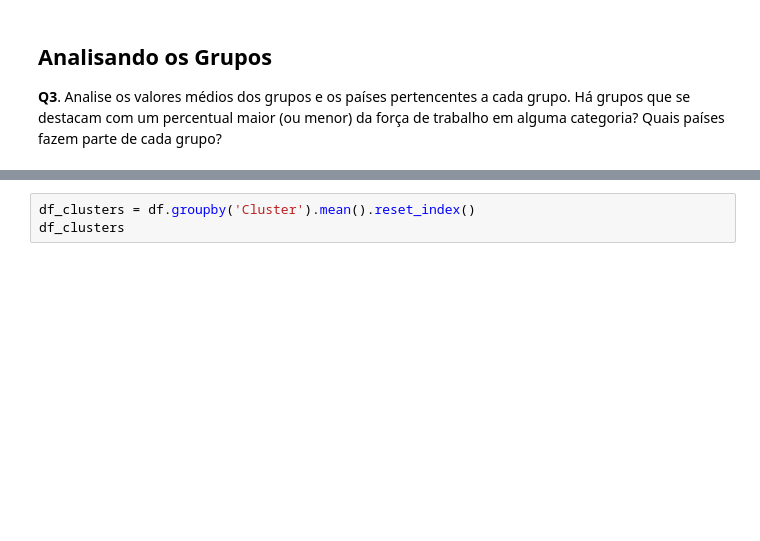
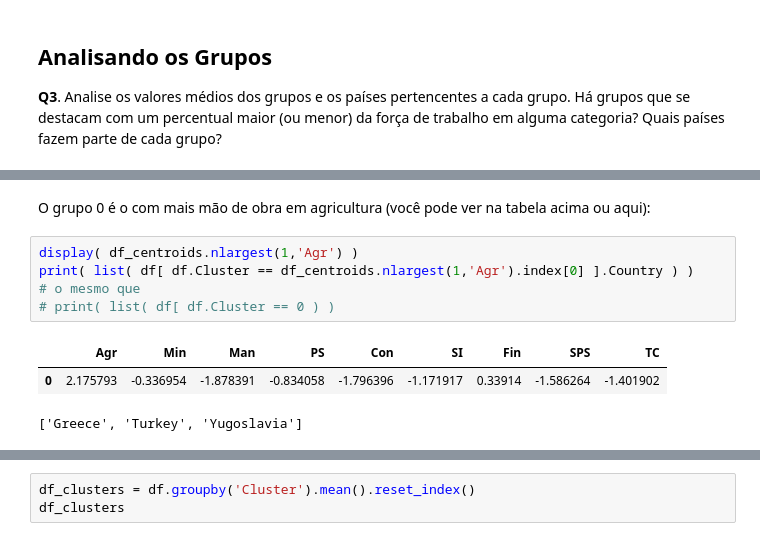
Before and after one commit to ggpgutierrez/IA_2022S2, a Jupyter notebook: A2_2022S2_solucao.ipynb, the cells around one changed output, grey strips where cells are left out. Cells and saved outputs as stored; diff of their text form; blank space fills up the shorter version.

```diff
--- a/A2_2022S2_solucao.ipynb
+++ b/A2_2022S2_solucao.ipynb
@@ -196,0 +210,11 @@ Name: Cluster, dtype: int64
+# %% [markdown]
+O grupo 0 é o com mais mão de obra em agricultura (você pode ver na tabela acima ou aqui):
+# %%
+display( df_centroids.nlargest(1,'Agr') )
+print( list( df[ df.Cluster == df_centroids.nlargest(1,'Agr').index[0] ].Country ) )
+# o mesmo que
+# print( list( df[ df.Cluster == 0 ) )
+# %% [output]
+|  | Agr | Min | Man | PS | Con | SI | Fin | SPS | TC |
+| 0 | 2.175793 | -0.336954 | -1.878391 | -0.834058 | -1.796396 | -1.171917 | 0.33914 | -1.586264 | -1.401902 |
+['Greece', 'Turkey', 'Yugoslavia']
```
Also changed, not shown: parts of 14 cells of this notebook.
